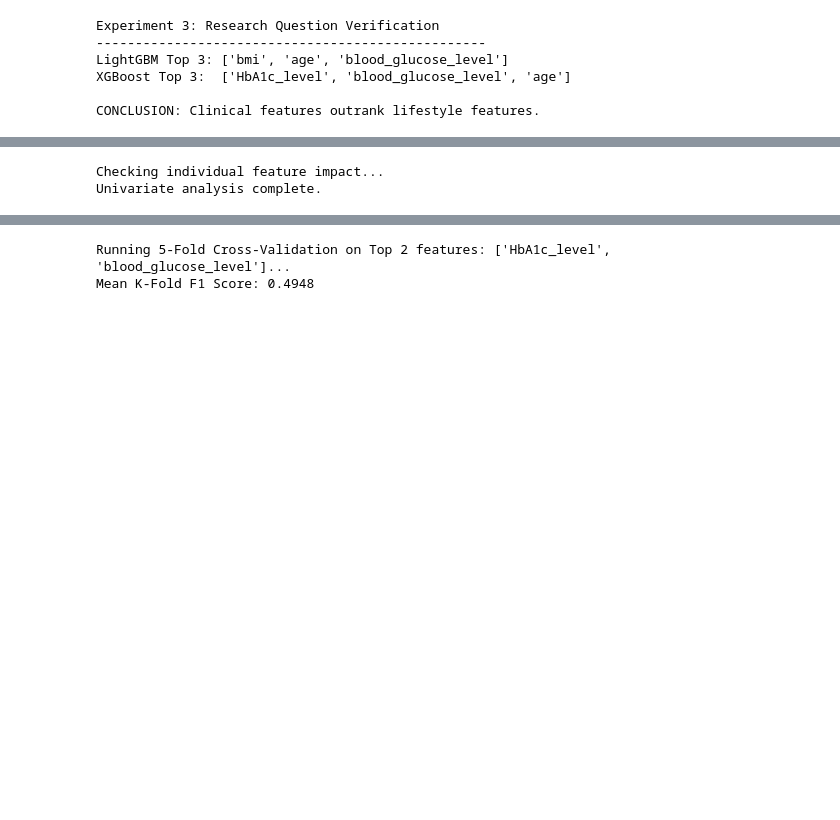
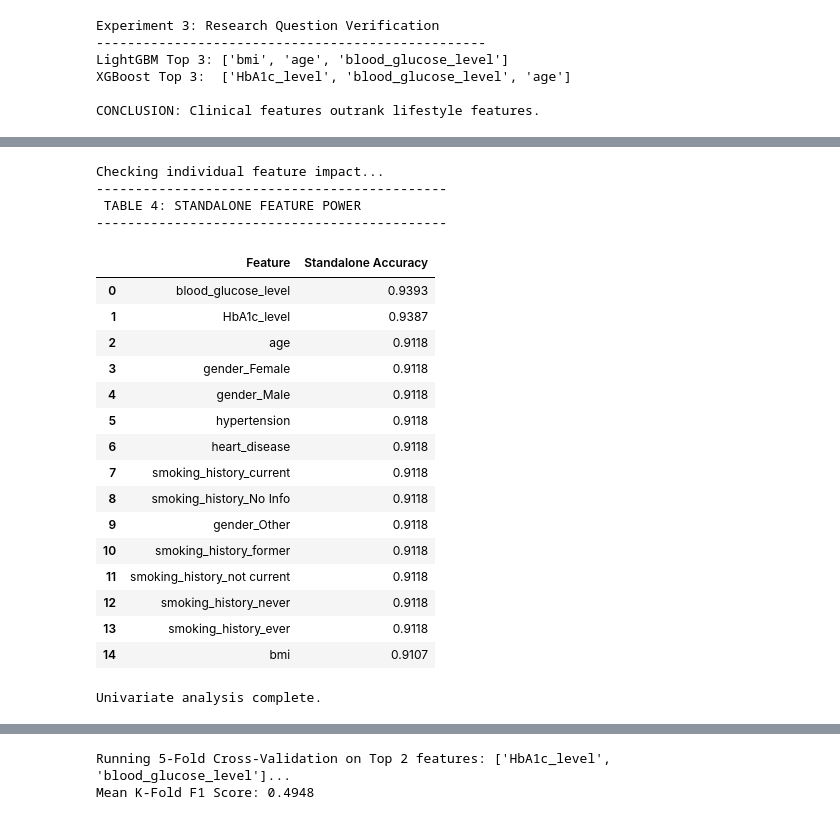
Before and after one commit to COMP3608-Intelligent-Systems-Project/Predicting-Type-2-Diabetes, a Jupyter notebook: notebooks/experiments/dataset_2_diabetes_prediction_experiments.ipynb, the cells around one changed output, grey strips where cells are left out. Saved outputs shown, nothing was run; the diff lists cells and outputs as text; code cells hidden in the pictures; blank space fills up the shorter version.

```diff
--- a/notebooks/experiments/dataset_2_diabetes_prediction_experiments.ipynb
+++ b/notebooks/experiments/dataset_2_diabetes_prediction_experiments.ipynb
@@ -485,17 +558,47 @@ CONCLUSION: Clinical features outrank lifestyle features.
 # %%
 univariate_scores = {}
 
 print("Checking individual feature impact...")
 for col in X_train.columns:
-    # testing the predictive power of each feature in isolation
+    #testing the predictive power of each feature in isolation using 5-Fold CV
     score = cross_val_score(LogisticRegression(max_iter=1000),
                             X_train[[col]], y_train,
                             cv=5, scoring='accuracy').mean()
     univariate_scores[col] = score
 
-#convert to series for plotting in the next cell
-uni_series = pd.Series(univariate_scores).sort_values()
-print("Univariate analysis complete.")
+#convert to series for plotting
+uni_series = pd.Series(univariate_scores).sort_values(ascending=True)
+
+#generate tabular Output
+uni_df = pd.DataFrame(uni_series).reset_index()
+uni_df.columns = ['Feature', 'Standalone Accuracy']
+uni_df = uni_df.sort_values(by='Standalone Accuracy', ascending=False)
+
+print("-" * 45)
+print(" TABLE 4: STANDALONE FEATURE POWER ")
+print("-" * 45)
+display(uni_df.round(4).reset_index(drop=True))
+
+print("\nUnivariate analysis complete.")
 # %% [output]
 Checking individual feature impact...
-Univariate analysis complete.
+---------------------------------------------
+ TABLE 4: STANDALONE FEATURE POWER
+---------------------------------------------
+|  | Feature | Standalone Accuracy |
+| 0 | blood_glucose_level | 0.9393 |
+| 1 | HbA1c_level | 0.9387 |
+| 2 | age | 0.9118 |
+| 3 | gender_Female | 0.9118 |
+| 4 | gender_Male | 0.9118 |
+| 5 | hypertension | 0.9118 |
+| 6 | heart_disease | 0.9118 |
+| 7 | smoking_history_current | 0.9118 |
+| 8 | smoking_history_No Info | 0.9118 |
+| 9 | gender_Other | 0.9118 |
+| 10 | smoking_history_former | 0.9118 |
+| 11 | smoking_history_not current | 0.9118 |
+| 12 | smoking_history_never | 0.9118 |
+| 13 | smoking_history_ever | 0.9118 |
+| 14 | bmi | 0.9107 |
+Univariate analysis complete.
```
Also changed, not shown: parts of 24 cells of this notebook.
